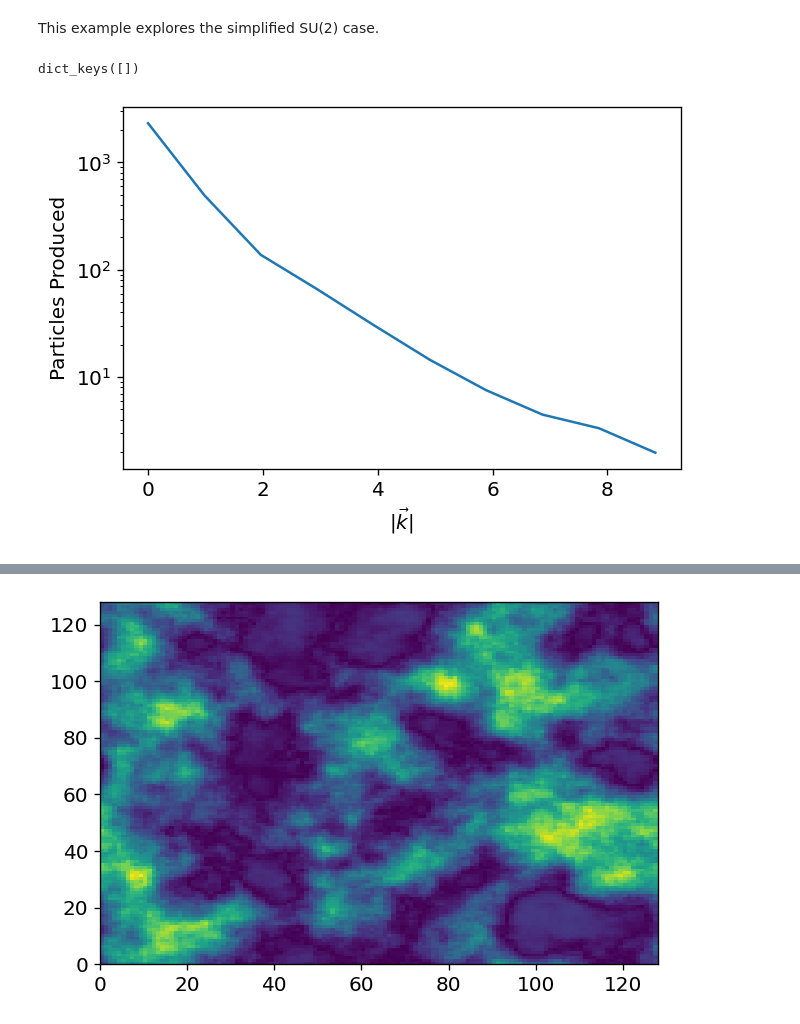
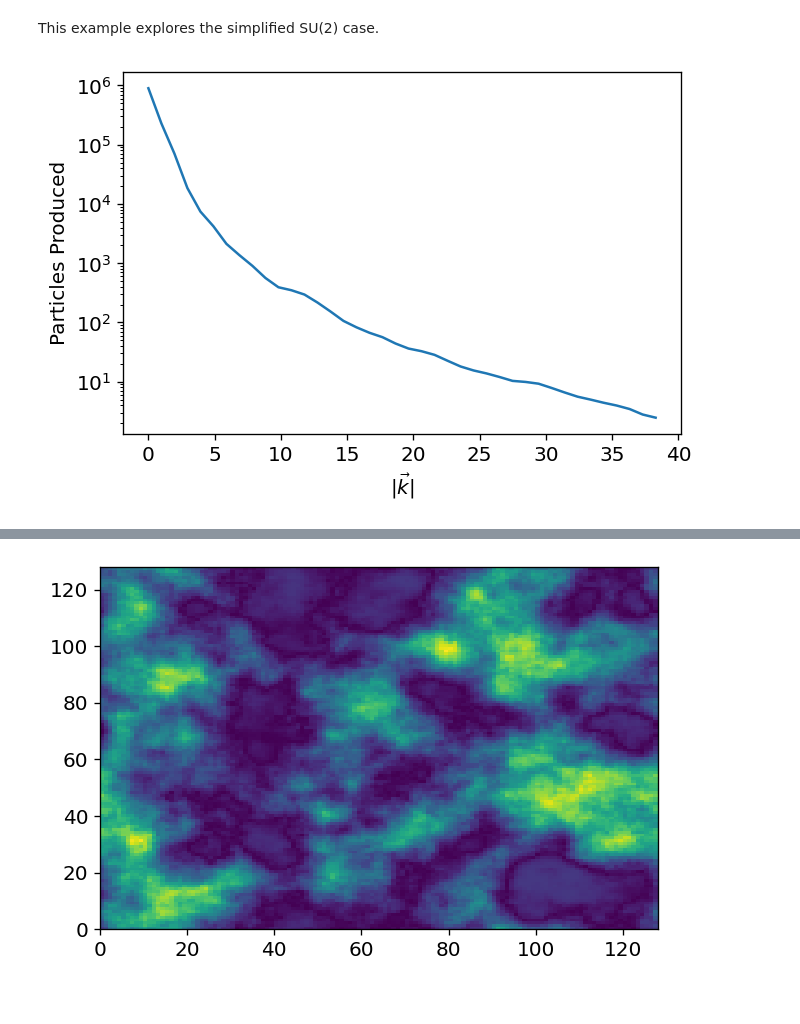
Before and after one commit to Jfeatherstone/ColorGlass, a Jupyter notebook: demo.ipynb, the cells around one changed output, grey strips where cells are left out. Drawn from its saved outputs; the diff is of its cells as text; code cells hidden in the pictures.

```diff
--- a/demo.ipynb
+++ b/demo.ipynb
@@ -20,34 +20,33 @@ This example explores the simplified SU(2) case.
 # %%
 # Constants that define our lattice and color charge distribution
 # See documentation for more information
-N = 128
-delta = .1
+N = 512
+delta = .025
 mu = 2
 radius = 1
 
 # Create a nucleus and proton object
 nucleus = cgc.Nucleus(2, N, delta, mu)
 proton = cgc.Proton(2, N, delta, mu, radius)
 
 # Create a collision using these two objects
 # The order doesn't matter here, it will determine which is which
 # based on which implements wilsonLine()
 #col = cgc.Collision(proton, nucleus)
 col = cgc.Collision(nucleus, proton)
 
 # Plot the number of particles produced vs. their momenta
 # Note that we can calculate the intermediary quantities (eg. the Wilson Line)
 # but we don't have to; the number of calculations done will be
 # the same either way
 plt.plot(col.momentaBins(), col.particlesProduced())
 plt.yscale('log')
 plt.ylabel('Particles Produced')
 plt.xlabel(r'$|\vec k|$')
 #plt.savefig('test_su2.png')
 plt.show()
 # %% [output]
-dict_keys([])
-[figure, old version]
+[figure, new version]
 # %% [markdown]
 ## Three Color Demo
 
```
Also changed, not shown: parts of 6 cells of this notebook, 3 other files.
